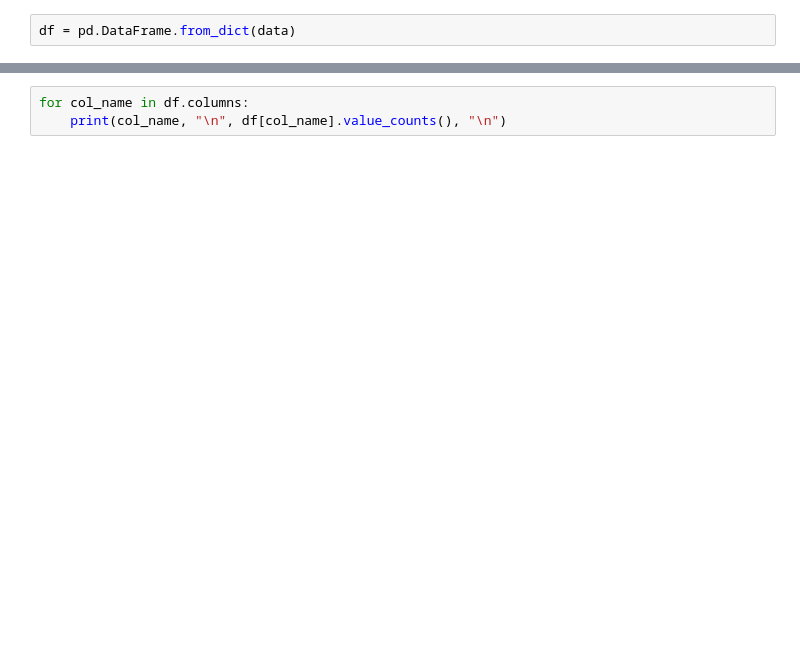
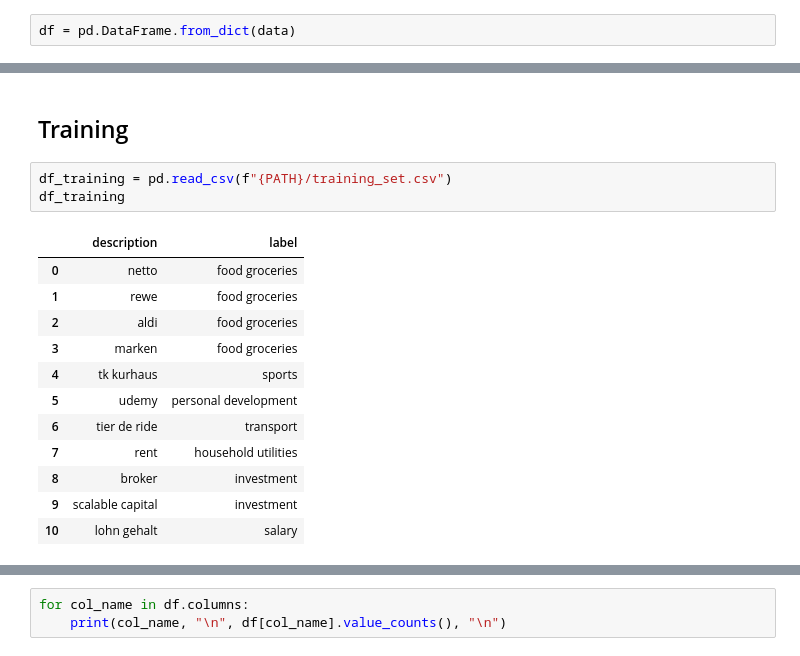
Before and after one commit to fneut/n26_api, a Jupyter notebook: n26/api_n26.ipynb, the cells around one changed output, grey strips where cells are left out. Cells and saved outputs as stored; diff of their text form; blank space fills up the shorter version.

```diff
--- a/n26/api_n26.ipynb
+++ b/n26/api_n26.ipynb
@@ -68,0 +133,18 @@ df[
+# %% [markdown]
+## Training
+# %%
+df_training = pd.read_csv(f"{PATH}/training_set.csv")
+df_training
+# %% [output]
+|  | description | label |
+| 0 | netto | food groceries |
+| 1 | rewe | food groceries |
+| 2 | aldi | food groceries |
+| 3 | marken | food groceries |
+| 4 | tk kurhaus | sports |
+| 5 | udemy | personal development |
+| 6 | tier de ride | transport |
+| 7 | rent | household utilities |
+| 8 | broker | investment |
+| 9 | scalable capital | investment |
+| 10 | lohn gehalt | salary |
```
Also changed, not shown: parts of 22 cells of this notebook, 1 other file.
